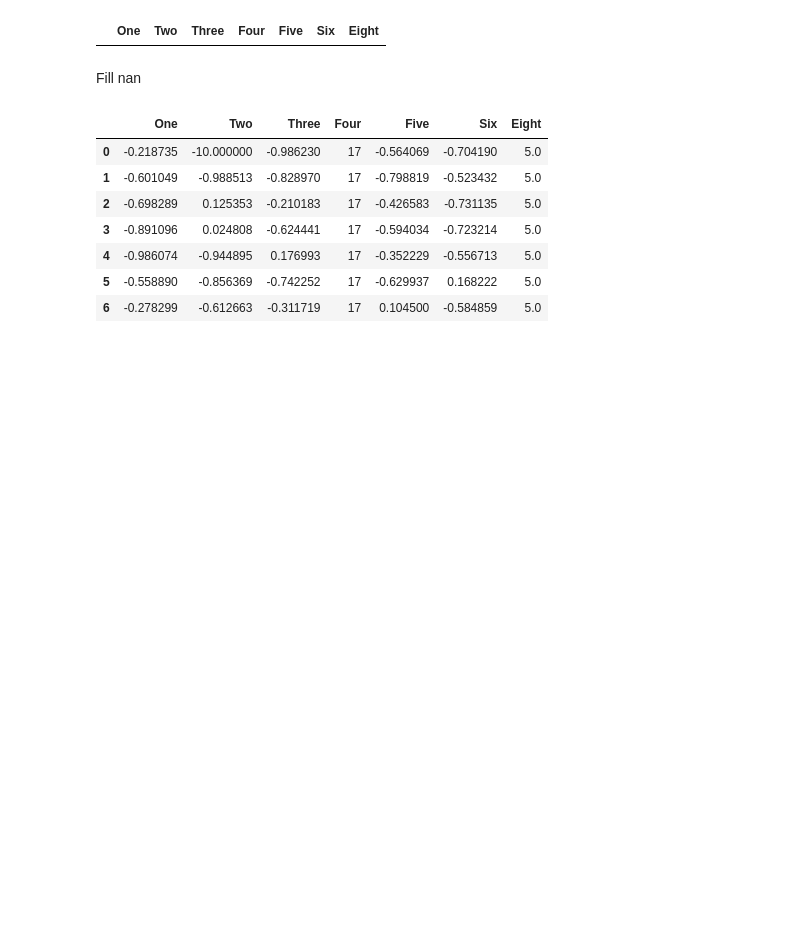
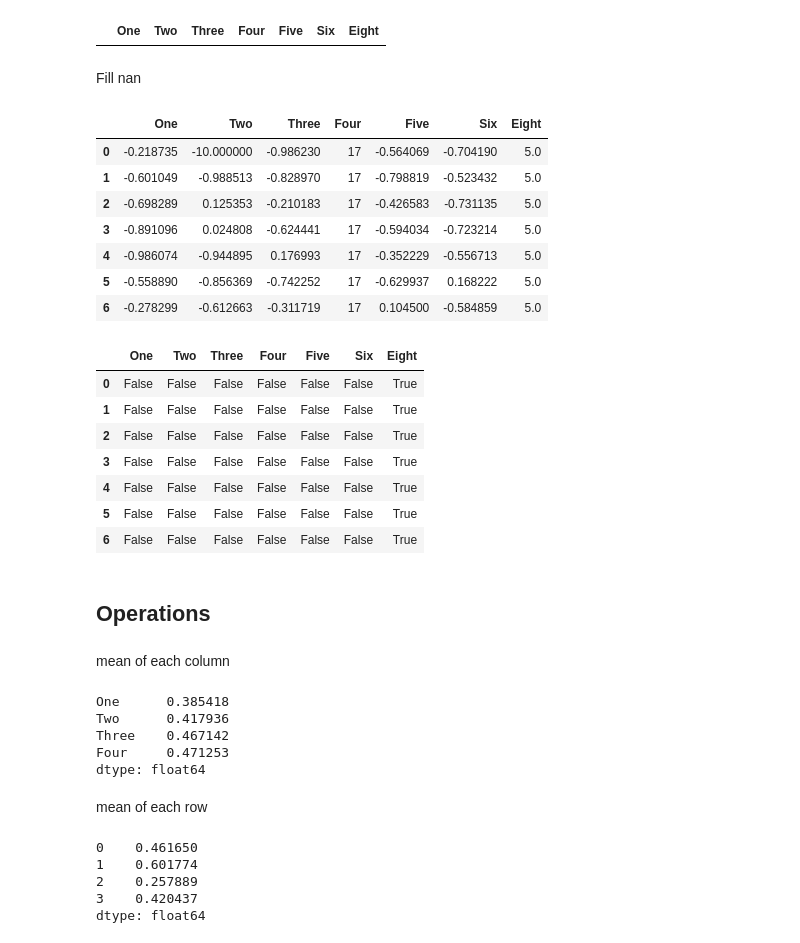
Before and after one commit to mprzybylak/minefields-pandas, a Jupyter notebook: HelloWorld.ipynb, the cells around one changed output. Cells and saved outputs as stored; diff of their text form; code cells hidden in the pictures; blank space fills up the shorter version.

Commit message:
setting data

```diff
--- a/HelloWorld.ipynb
+++ b/HelloWorld.ipynb
@@ -398,3 +398,16 @@ df_setting2.fillna(value=5)
 | 4 | -0.986074 | -0.944895 | 0.176993 | 17 | -0.352229 | -0.556713 | 5.0 |
 | 5 | -0.558890 | -0.856369 | -0.742252 | 17 | -0.629937 | 0.168222 | 5.0 |
 | 6 | -0.278299 | -0.612663 | -0.311719 | 17 | 0.104500 | -0.584859 | 5.0 |
+# %%
+pd.isna(df_setting2)
+# %% [output]
+|  | One | Two | Three | Four | Five | Six | Eight |
+| 0 | False | False | False | False | False | False | True |
+| 1 | False | False | False | False | False | False | True |
+| 2 | False | False | False | False | False | False | True |
+| 3 | False | False | False | False | False | False | True |
+| 4 | False | False | False | False | False | False | True |
+| 5 | False | False | False | False | False | False | True |
+| 6 | False | False | False | False | False | False | True |
+# %% [markdown]
+## Operations
@@ -400,0 +419,20 @@ df_setting2.fillna(value=5)
+# %% [markdown]
+mean of each column
+# %%
+df_operations.mean()
+# %% [output]
+One      0.385418
+Two      0.417936
+Three    0.467142
+Four     0.471253
+dtype: float64
+# %% [markdown]
+mean of each row
+# %%
+df_operations.mean(1)
+# %% [output]
+0    0.461650
+1    0.601774
+2    0.257889
+3    0.420437
+dtype: float64
```
Also changed, not shown: parts of 5 cells of this notebook.
